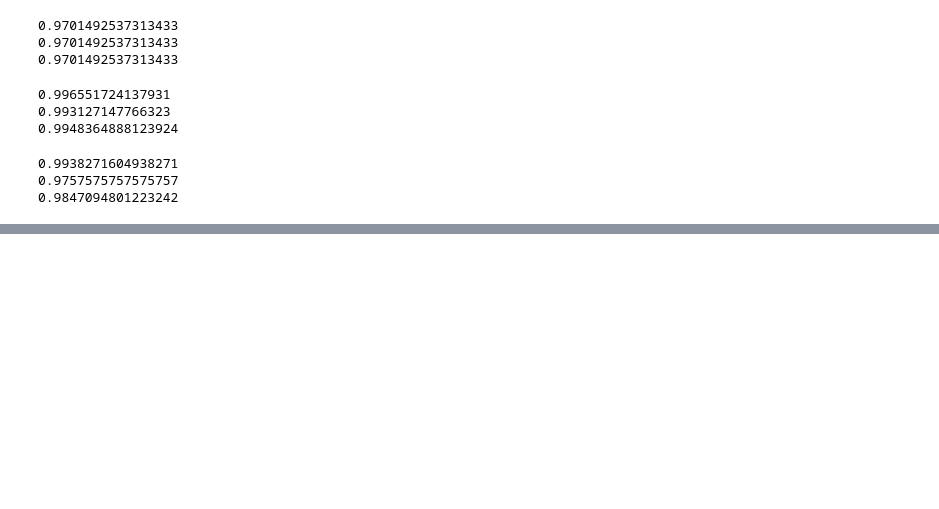
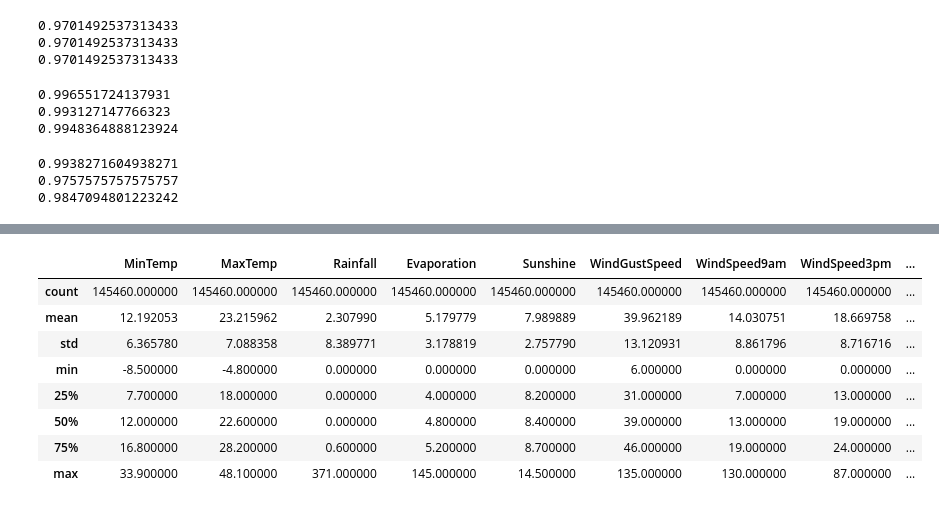
Before and after one commit to Muyiiwaa/ml-made-easy, a Jupyter notebook: classification.ipynb, the cells around one changed output, grey strips where cells are left out. Saved outputs shown, nothing was run; the diff lists cells and outputs as text; code cells hidden in the pictures; blank space fills up the shorter version.

```diff
--- a/classification.ipynb
+++ b/classification.ipynb
@@ -229,0 +230,2 @@ https://www.kaggle.com/datasets/jsphyg/weather-dataset-rattle-package
+# %%
+weather_df = pd.read_csv('weatherAUS.csv')
@@ -229,0 +270,14 @@ https://www.kaggle.com/datasets/jsphyg/weather-dataset-rattle-package
+# %%
+# get the descriptive statistics
+
+weather_df.describe()
+# %% [output]
+|  | MinTemp | MaxTemp | Rainfall | Evaporation | Sunshine | WindGustSpeed | WindSpeed9am | WindSpeed3pm | ... |
+| count | 145460.000000 | 145460.000000 | 145460.000000 | 145460.000000 | 145460.000000 | 145460.000000 | 145460.000000 | 145460.000000 | ... |
+| mean | 12.192053 | 23.215962 | 2.307990 | 5.179779 | 7.989889 | 39.962189 | 14.030751 | 18.669758 | ... |
+| std | 6.365780 | 7.088358 | 8.389771 | 3.178819 | 2.757790 | 13.120931 | 8.861796 | 8.716716 | ... |
+| min | -8.500000 | -4.800000 | 0.000000 | 0.000000 | 0.000000 | 6.000000 | 0.000000 | 0.000000 | ... |
+| 25% | 7.700000 | 18.000000 | 0.000000 | 4.000000 | 8.200000 | 31.000000 | 7.000000 | 13.000000 | ... |
+| 50% | 12.000000 | 22.600000 | 0.000000 | 4.800000 | 8.400000 | 39.000000 | 13.000000 | 19.000000 | ... |
+| 75% | 16.800000 | 28.200000 | 0.600000 | 5.200000 | 8.700000 | 46.000000 | 19.000000 | 24.000000 | ... |
+| max | 33.900000 | 48.100000 | 371.000000 | 145.000000 | 14.500000 | 135.000000 | 130.000000 | 87.000000 | ... |
```
Also changed, not shown: parts of 15 cells of this notebook.
